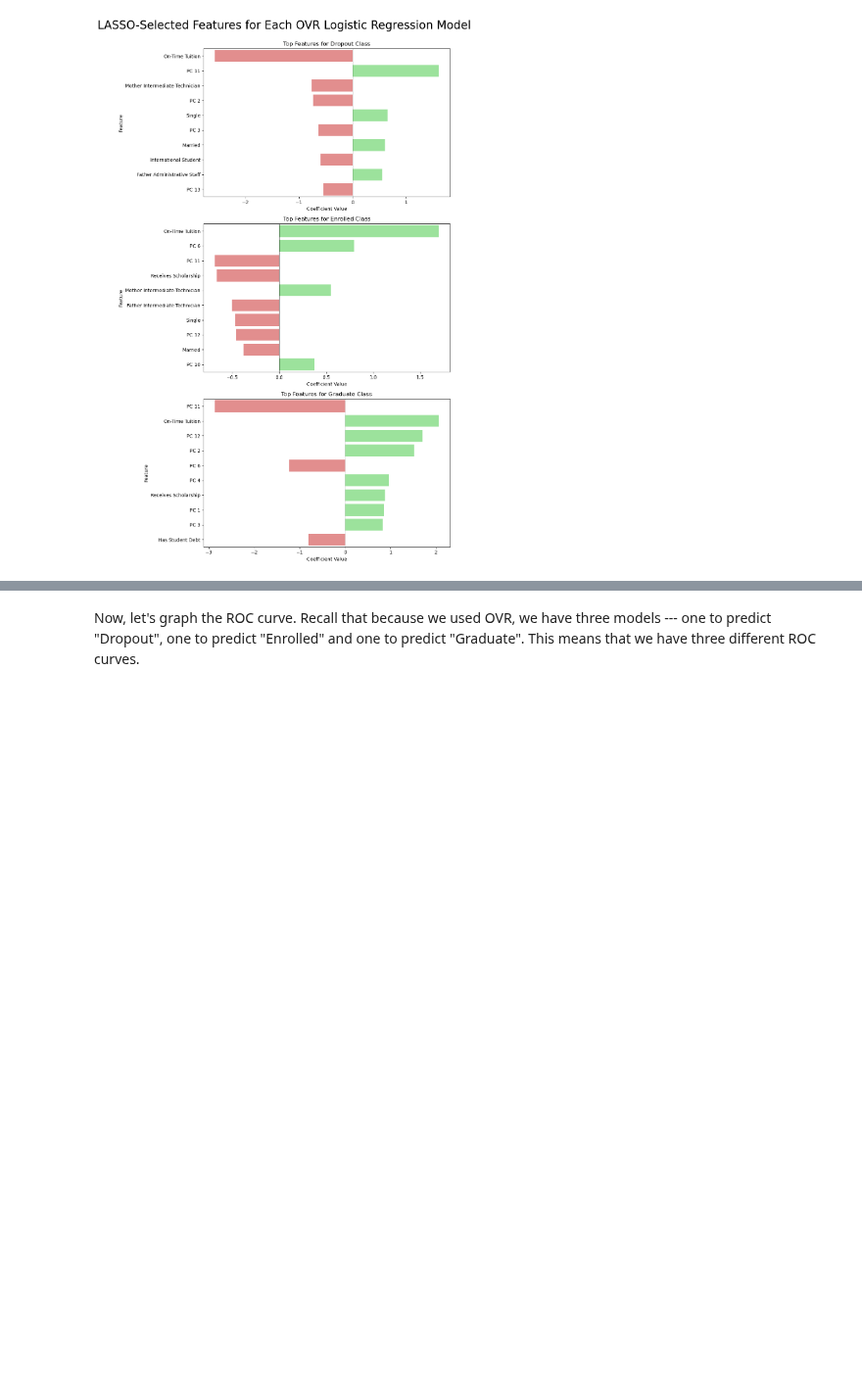
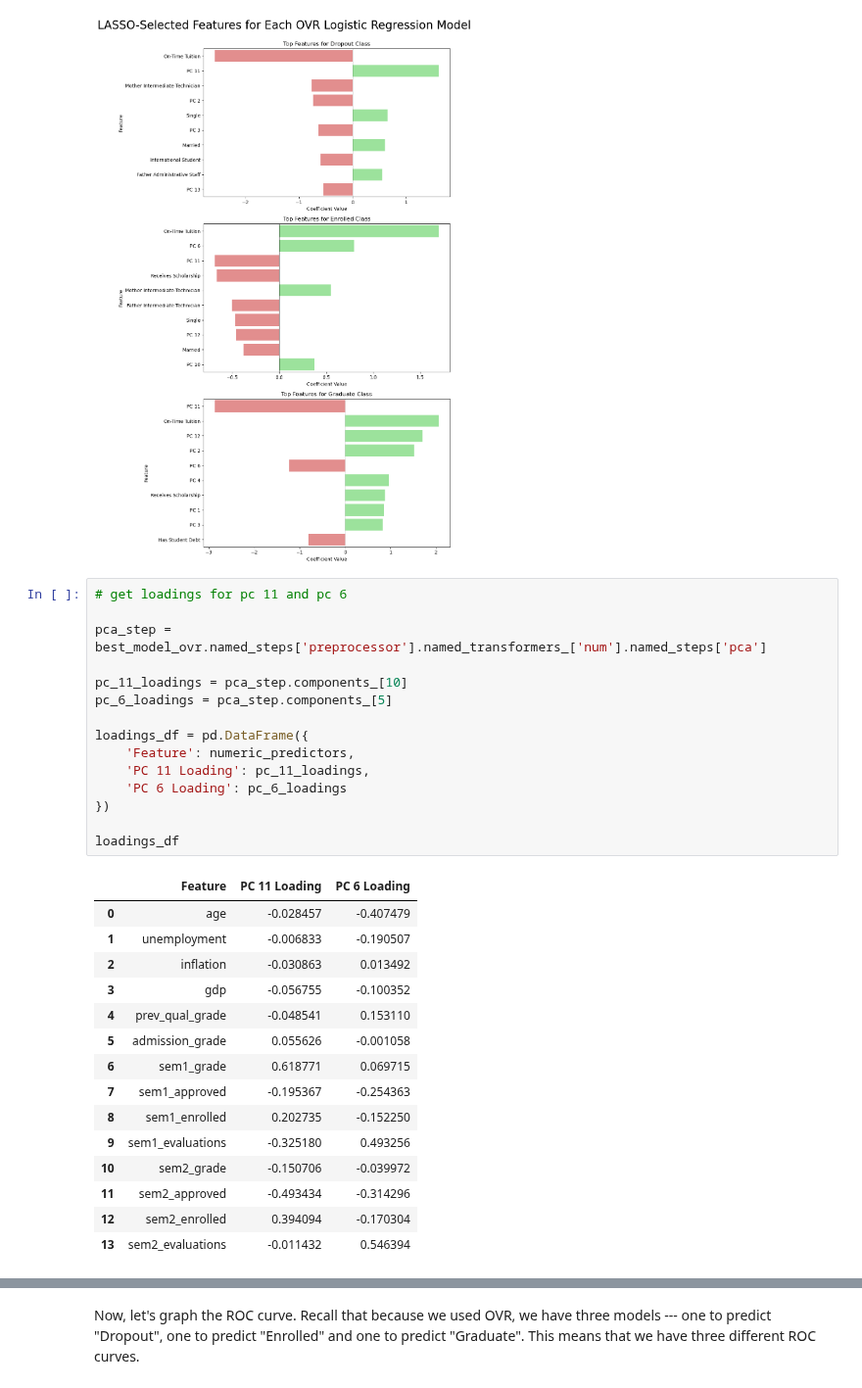
Before and after one commit to julienberman/CS-109a, a Jupyter notebook: psets/cs1090a_hw5/cs1090a_hw5.ipynb, the cells around one changed output, grey strips where cells are left out. Shown at 98% size. Drawn from its saved outputs; the diff is of its cells as text; blank space fills up the shorter version.

```diff
--- a/psets/cs1090a_hw5/cs1090a_hw5.ipynb
+++ b/psets/cs1090a_hw5/cs1090a_hw5.ipynb
@@ -806,4 +806,35 @@ Top Features for Dropout Class
 2                   PC 3     0.823982
 33      Has Student Debt    -0.811007
 [figure]
+# %%
+# get loadings for pc 11 and pc 6
+
+pca_step = best_model_ovr.named_steps['preprocessor'].named_transformers_['num'].named_steps['pca']
+
+pc_11_loadings = pca_step.components_[10]
+pc_6_loadings = pca_step.components_[5]
+
+loadings_df = pd.DataFrame({
+    'Feature': numeric_predictors,
+    'PC 11 Loading': pc_11_loadings,
+    'PC 6 Loading': pc_6_loadings
+})
+
+loadings_df
+# %% [output]
+|  | Feature | PC 11 Loading | PC 6 Loading |
+| 0 | age | -0.028457 | -0.407479 |
+| 1 | unemployment | -0.006833 | -0.190507 |
+| 2 | inflation | -0.030863 | 0.013492 |
+| 3 | gdp | -0.056755 | -0.100352 |
+| 4 | prev_qual_grade | -0.048541 | 0.153110 |
+| 5 | admission_grade | 0.055626 | -0.001058 |
+| 6 | sem1_grade | 0.618771 | 0.069715 |
+| 7 | sem1_approved | -0.195367 | -0.254363 |
+| 8 | sem1_enrolled | 0.202735 | -0.152250 |
+| 9 | sem1_evaluations | -0.325180 | 0.493256 |
+| 10 | sem2_grade | -0.150706 | -0.039972 |
+| 11 | sem2_approved | -0.493434 | -0.314296 |
+| 12 | sem2_enrolled | 0.394094 | -0.170304 |
+| 13 | sem2_evaluations | -0.011432 | 0.546394 |
 # %% [markdown]
```
Also changed, not shown: parts of 1 cell of this notebook.
